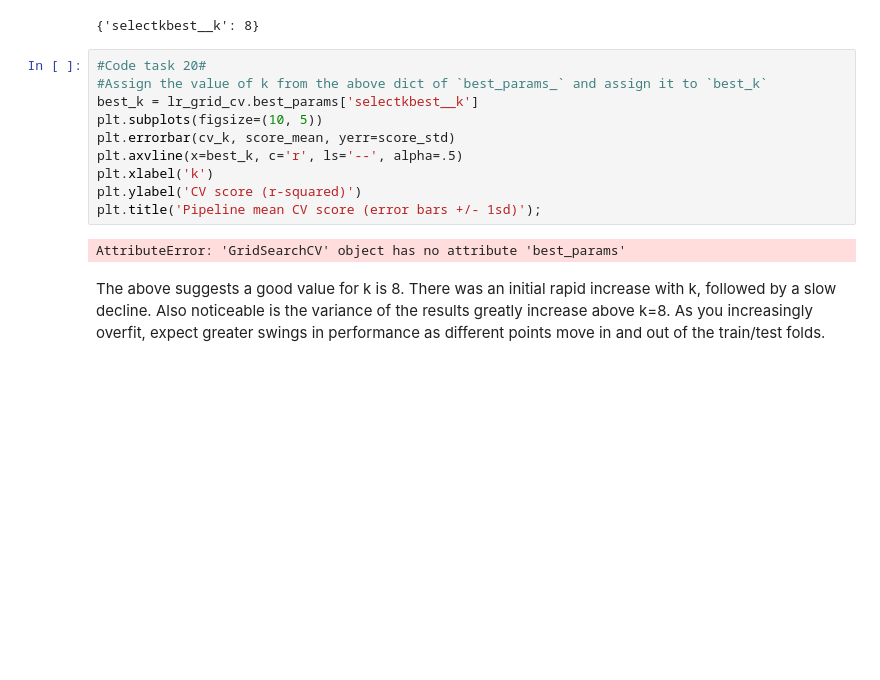
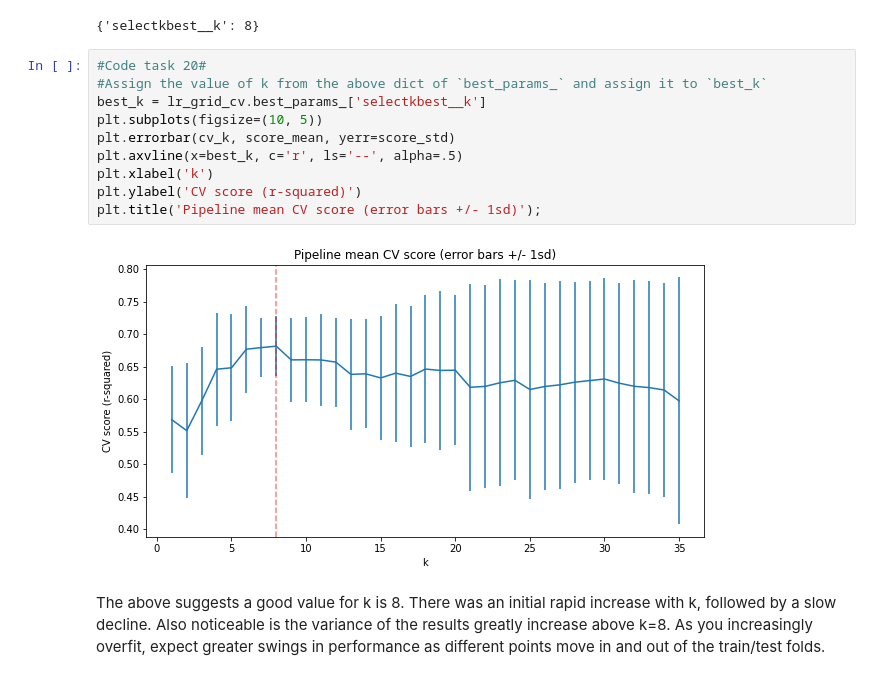
Before and after one commit to mrrosss/DataScienceGuidedCapstone, a Jupyter notebook: Notebooks/04_preprocessing_and_training.ipynb, the cells around one changed output. Cells and saved outputs as stored; diff of their text form; blank space fills up the shorter version.

```diff
--- a/Notebooks/04_preprocessing_and_training.ipynb
+++ b/Notebooks/04_preprocessing_and_training.ipynb
@@ -877,15 +877,15 @@ lr_grid_cv.best_params_
 # %%
 #Code task 20#
 #Assign the value of k from the above dict of `best_params_` and assign it to `best_k`
-best_k = lr_grid_cv.best_params['selectkbest__k']
+best_k = lr_grid_cv.best_params_['selectkbest__k']
 plt.subplots(figsize=(10, 5))
 plt.errorbar(cv_k, score_mean, yerr=score_std)
 plt.axvline(x=best_k, c='r', ls='--', alpha=.5)
 plt.xlabel('k')
 plt.ylabel('CV score (r-squared)')
 plt.title('Pipeline mean CV score (error bars +/- 1sd)');
 # %% [output]
-AttributeError: 'GridSearchCV' object has no attribute 'best_params'
+[figure, added]
 # %% [markdown]
 The above suggests a good value for k is 8. There was an initial rapid increase with k, followed by a slow decline. Also noticeable is the variance of the results greatly increase above k=8. As you increasingly overfit, expect greater swings in performance as different points move in and out of the train/test folds.
 # %% [markdown]
```
